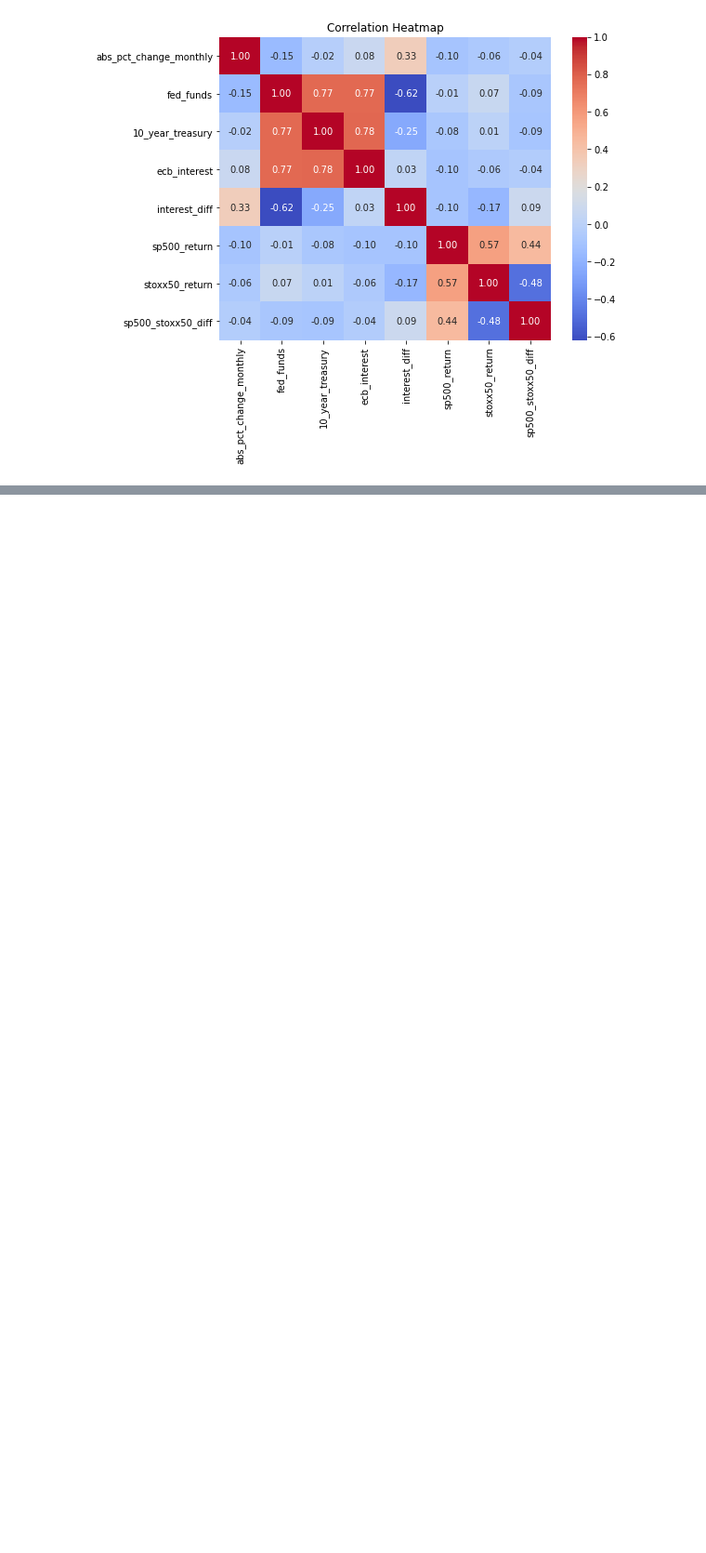
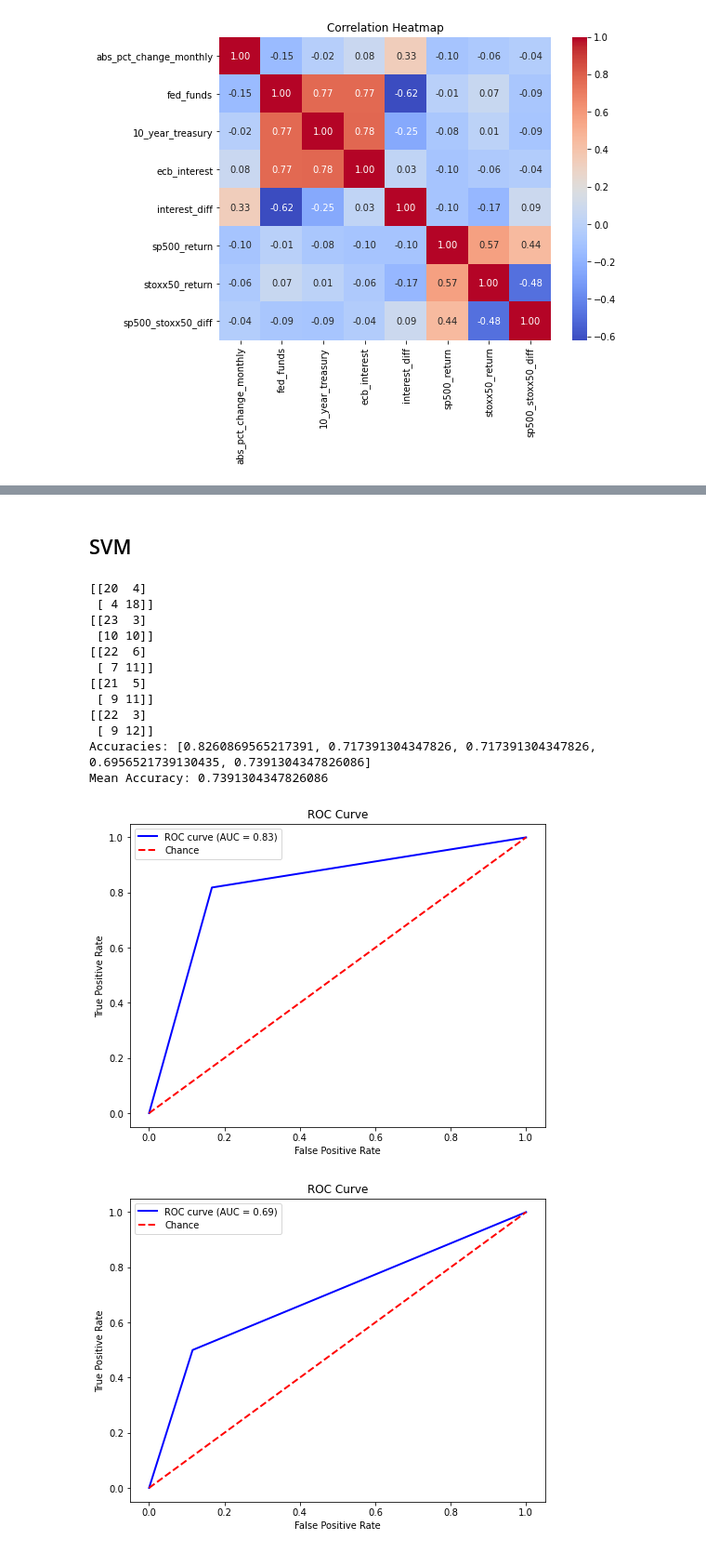
Before and after one commit to moleh13/EC48E, a Jupyter notebook: project/project.ipynb, the cells around one changed output, grey strips where cells are left out. Shown at 93% size. Drawn from its saved outputs; the diff is of its cells as text; code cells hidden in the pictures; blank space fills up the shorter version.

```diff
--- a/project/project.ipynb
+++ b/project/project.ipynb
@@ -401,0 +539,36 @@ true.to_excel('results/true.xlsx', index=False)
+# %% [markdown]
+## SVM
+# %%
+# Implementing svm function to use in k-folds cross validation
+from sklearn.svm import SVC
+
+def svm(x_train, y_train, x_test, y_test):
+    model = SVC(probability=True)
+    model.fit(x_train, y_train)
+    y_pred = model.predict(x_test)
+    accuracy = accuracy_score(y_test, y_pred)
+
+    return model, accuracy
+
+# Applying k-folds cross validation to svm
+accr, models, test_data = k_folds_cross_validation(x_data, y_data, svm)
+print('Accuracies:', accr)
+print('Mean Accuracy:', np.mean(accr))
+
+# give roc curves for every model
+print_roc_curve(models, test_data)
+# %% [output]
+[[20  4]
+ [ 4 18]]
+[[23  3]
+ [10 10]]
+[[22  6]
+ [ 7 11]]
+[[21  5]
+ [ 9 11]]
+[[22  3]
+ [ 9 12]]
+Accuracies: [0.8260869565217391, 0.717391304347826, 0.717391304347826, 0.6956521739130435, 0.7391304347826086]
+Mean Accuracy: 0.7391304347826086
+[figure, added]
+[figure, added]
```
Also changed, not shown: parts of 20 cells of this notebook.
